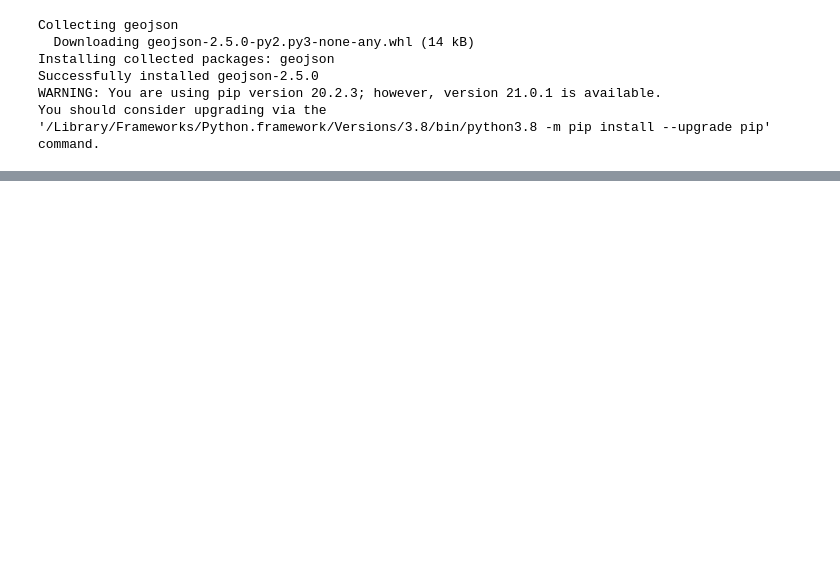
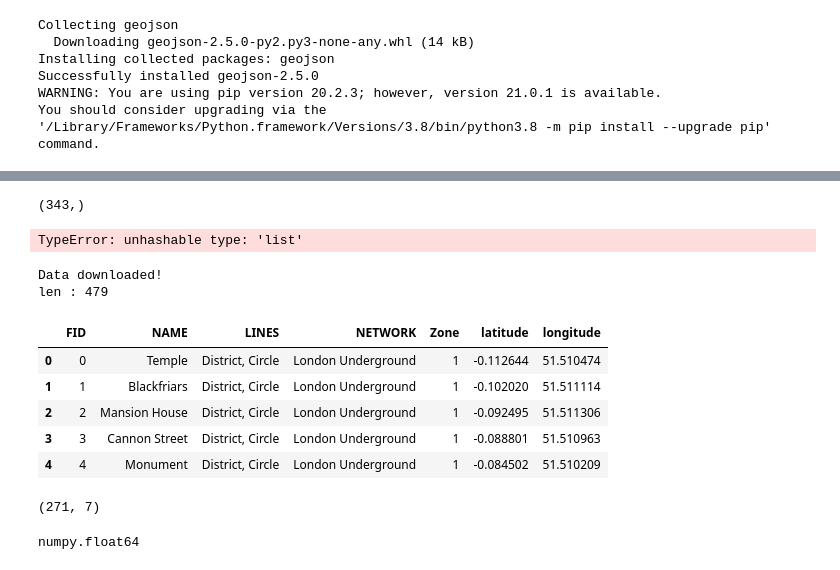
Before and after one commit to eddyholland/Coursera_Capstone, a Jupyter notebook: Untitled.ipynb, the cells around one changed output, grey strips where cells are left out. Saved outputs shown, nothing was run; the diff lists cells and outputs as text; code cells hidden in the pictures; blank space fills up the shorter version.

```diff
--- a/Untitled.ipynb
+++ b/Untitled.ipynb
@@ -46,0 +239,9 @@ ValueError: Expected object or value
+# %%
+uniquecoordinates.shape
+# %% [output]
+(343,)
+# %%
+newcoord.groupby('xy').count()
+#Lon_4sq_venues.groupby('Venue_category').count().sort_values('Venue', ascending=False)
+# %% [output]
+TypeError: unhashable type: 'list'
@@ -46,0 +279,29 @@ ValueError: Expected object or value
+# %%
+pdTFL_tubes = pd.read_csv('https://www.whatdotheyknow.com/request/512947/response/1238210/attach/3/Stations%2020180921.csv.txt?cookie_passthrough=1')
+
+print('Data downloaded!')
+print('len : {}'.format(len(pdTFL_tubes)))
+# %% [output]
+Data downloaded!
+len : 479
+# %%
+pdTFL_tubes.drop(['OBJECTID','EASTING','NORTHING'], axis = 1, inplace=True) # don't need these (Easting is OS equivalent of x)
+pdTFL_tubes.rename(columns = {'x':'latitude', 'y':'longitude'}, inplace = True)  # we do need these : y is latitude
+
+pdTFL_tubes = pdTFL_tubes.dropna()  # drop the 200 or so observations that are not part of a London Underground line (i.e. Rail, Overground etc)
+pdTFL_tubes[0:5]
+# %% [output]
+|  | FID | NAME | LINES | NETWORK | Zone | latitude | longitude |
+| 0 | 0 | Temple | District, Circle | London Underground | 1 | -0.112644 | 51.510474 |
+| 1 | 1 | Blackfriars | District, Circle | London Underground | 1 | -0.102020 | 51.511114 |
+| 2 | 2 | Mansion House | District, Circle | London Underground | 1 | -0.092495 | 51.511306 |
+| 3 | 3 | Cannon Street | District, Circle | London Underground | 1 | -0.088801 | 51.510963 |
+| 4 | 4 | Monument | District, Circle | London Underground | 1 | -0.084502 | 51.510209 |
+# %%
+pdTFL_tubes.shape
+# %% [output]
+(271, 7)
+# %%
+type(pdTFL_tubes['latitude'][1])
+# %% [output]
+numpy.float64
```
Also changed, not shown: parts of 35 cells of this notebook, 3 other files.
